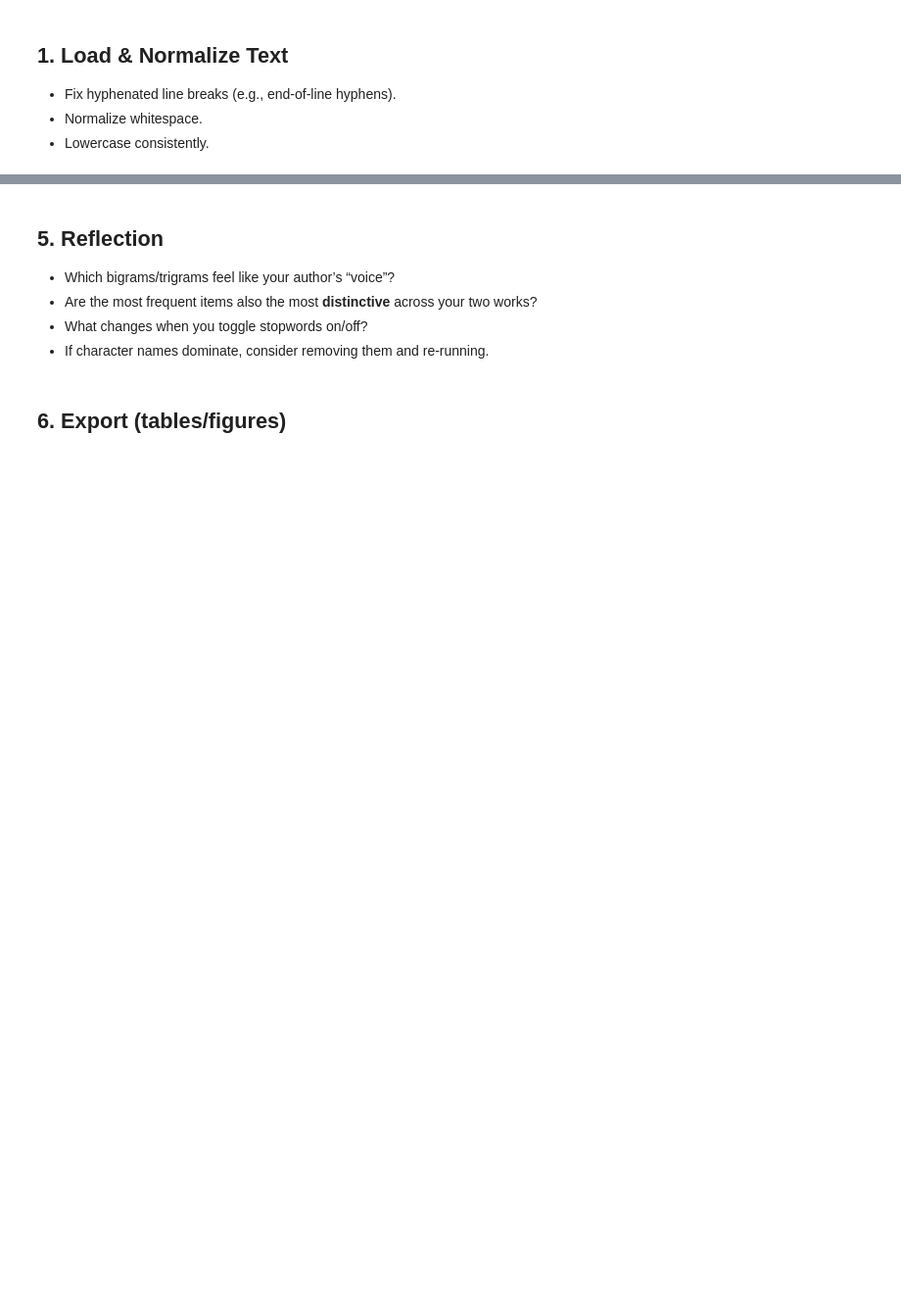
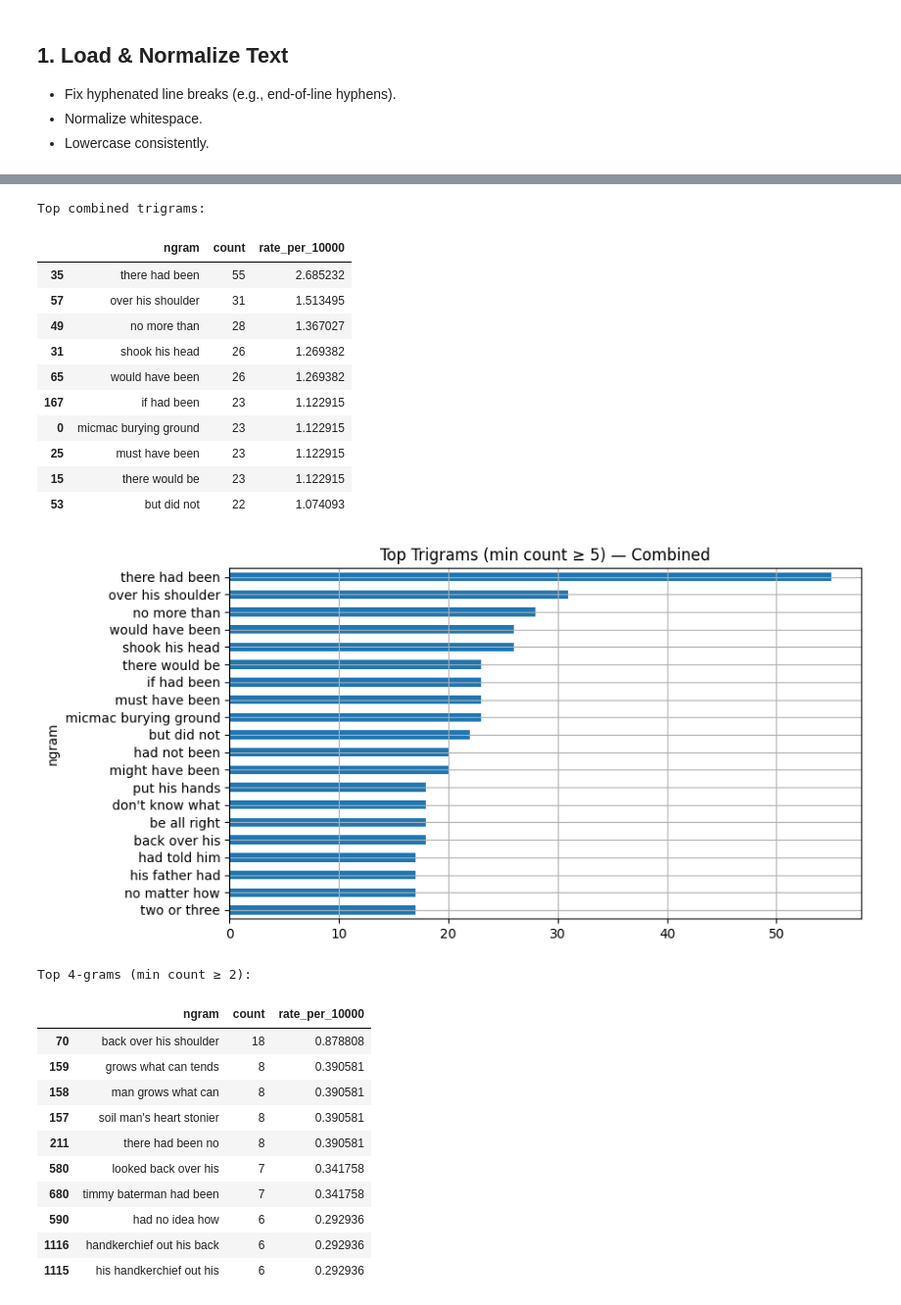
Before and after one commit to Blitz-yeet/applied-NLP-week2, a Jupyter notebook: notebooks/1_AppliedNLP_Session2_Bi_Trigrams.ipynb, the cells around one changed output, grey strips where cells are left out. Shown at 98% size. Saved outputs shown, nothing was run; the diff lists cells and outputs as text; code cells hidden in the pictures; blank space fills up the shorter version.

```diff
--- a/notebooks/1_AppliedNLP_Session2_Bi_Trigrams.ipynb
+++ b/notebooks/1_AppliedNLP_Session2_Bi_Trigrams.ipynb
@@ -394,10 +429,67 @@ plt.tight_layout(); plt.show()
-# %% [markdown]
-## 5. Reflection
-
-- Which bigrams/trigrams feel like your author’s “voice”?
-- Are the most frequent items also the most **distinctive** across your two works?
-- What changes when you toggle stopwords on/off?
-- If character names dominate, consider removing them and re-running.
-# %% [markdown]
-## 6. Export (tables/figures)
+# %%
+# =====================================
+# 4. Trigram Frequency (Combined)
+# =====================================
+tri_df, tri_counts, tri_total = freq_table(
+    tokens,
+    n=3,
+    min_count=min_c,
+    rate_base=rate_base,
+    top_k=top_k
+)
+
+print("\nTop combined trigrams:")
+display(tri_df.head(10))
+
+# 4.1 Plot Top Trigrams (Combined)
+ax = tri_df.sort_values("count").plot.barh(
+    x="ngram",
+    y="count",
+    legend=False
+)
+ax.set_title(f"Top Trigrams (min count ≥ {min_c}) — Combined")
+fig_tri = ax.get_figure()
+plt.tight_layout()
+plt.show()
+
+
+# =====================================
+# 5. Optional: 4-grams (for curiosity)
+# =====================================
+n_df, n_counts, n_total = freq_table(
+    tokens,
+    n=4,
+    min_count=2,
+    rate_base=rate_base,
+    top_k=top_k
+)
+
+print("\nTop 4-grams (min count ≥ 2):")
+display(n_df.head(10))
+# %% [output]
+Top combined trigrams:
+|  | ngram | count | rate_per_10000 |
+| 35 | there had been | 55 | 2.685232 |
+| 57 | over his shoulder | 31 | 1.513495 |
+| 49 | no more than | 28 | 1.367027 |
+| 31 | shook his head | 26 | 1.269382 |
+| 65 | would have been | 26 | 1.269382 |
+| 167 | if had been | 23 | 1.122915 |
+| 0 | micmac burying ground | 23 | 1.122915 |
+| 25 | must have been | 23 | 1.122915 |
+| 15 | there would be | 23 | 1.122915 |
+| 53 | but did not | 22 | 1.074093 |
+[figure, added]
+Top 4-grams (min count ≥ 2):
+|  | ngram | count | rate_per_10000 |
+| 70 | back over his shoulder | 18 | 0.878808 |
+| 159 | grows what can tends | 8 | 0.390581 |
+| 158 | man grows what can | 8 | 0.390581 |
+| 157 | soil man's heart stonier | 8 | 0.390581 |
+| 211 | there had been no | 8 | 0.390581 |
+| 580 | looked back over his | 7 | 0.341758 |
+| 680 | timmy baterman had been | 7 | 0.341758 |
+| 590 | had no idea how | 6 | 0.292936 |
+| 1116 | handkerchief out his back | 6 | 0.292936 |
+| 1115 | his handkerchief out his | 6 | 0.292936 |
 # %%
```
Also changed, not shown: parts of 24 cells of this notebook, 23 other files.
